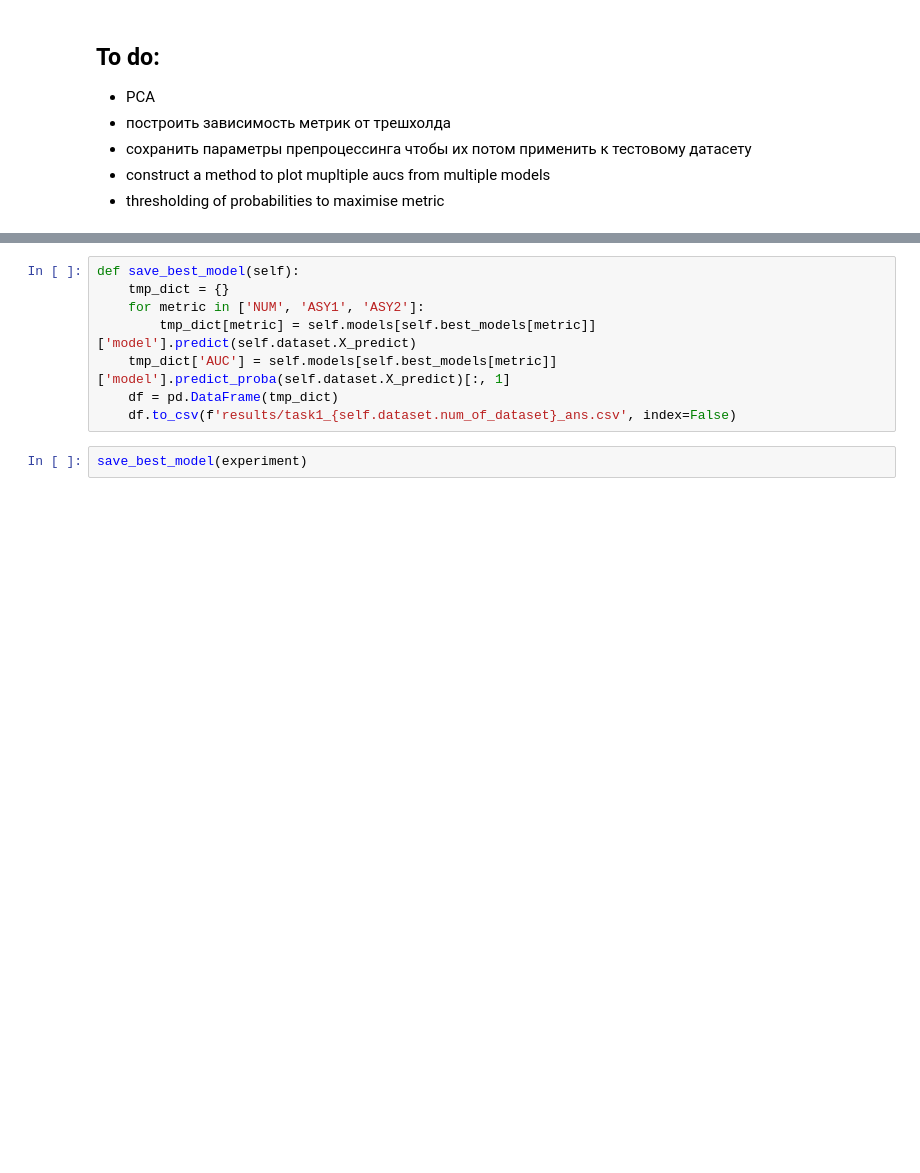
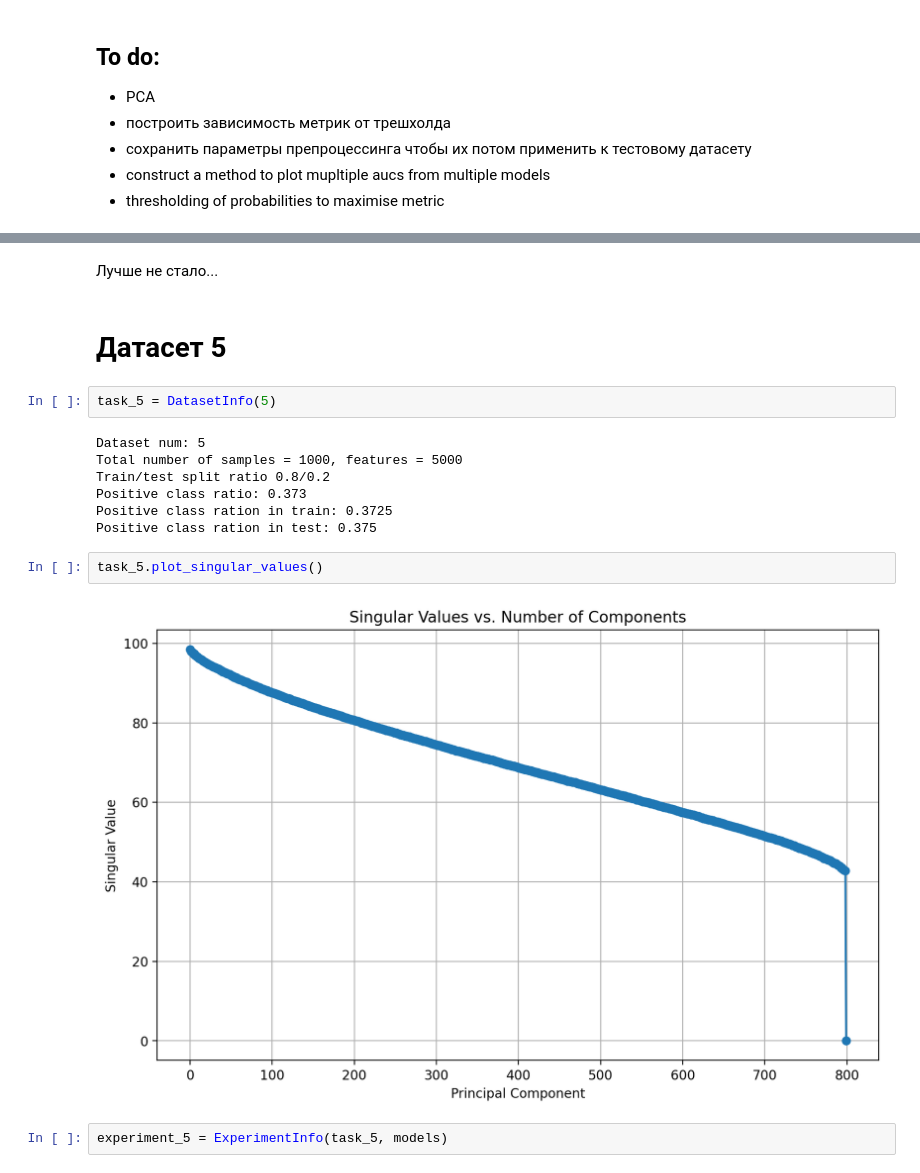
Before and after one commit to adenshulga/BayesMethodsHW, a Jupyter notebook: Hw1/main.ipynb, the cells around one changed output, grey strips where cells are left out. Saved outputs shown, nothing was run; the diff lists cells and outputs as text; blank space fills up the shorter version.

```diff
--- a/Hw1/main.ipynb
+++ b/Hw1/main.ipynb
@@ -125,10 +131,19 @@ Definetly worse models:
-# %%
-def save_best_model(self):
-    tmp_dict = {}
-    for metric in ['NUM', 'ASY1', 'ASY2']:
-        tmp_dict[metric] = self.models[self.best_models[metric]]['model'].predict(self.dataset.X_predict)
-    tmp_dict['AUC'] = self.models[self.best_models[metric]]['model'].predict_proba(self.dataset.X_predict)[:, 1]
-    df = pd.DataFrame(tmp_dict)
-    df.to_csv(f'results/task1_{self.dataset.num_of_dataset}_ans.csv', index=False)
-# %%
-save_best_model(experiment)
+# %% [markdown]
+Лучше не стало...
+# %% [markdown]
+# Датасет 5
+# %%
+task_5 = DatasetInfo(5)
+# %% [output]
+Dataset num: 5
+Total number of samples = 1000, features = 5000
+Train/test split ratio 0.8/0.2
+Positive class ratio: 0.373
+Positive class ration in train: 0.3725
+Positive class ration in test: 0.375
+# %%
+task_5.plot_singular_values()
+# %% [output]
+[figure, added]
+# %%
+experiment_5 = ExperimentInfo(task_5, models)
```
Also changed, not shown: parts of 24 cells of this notebook, 5 other files.
